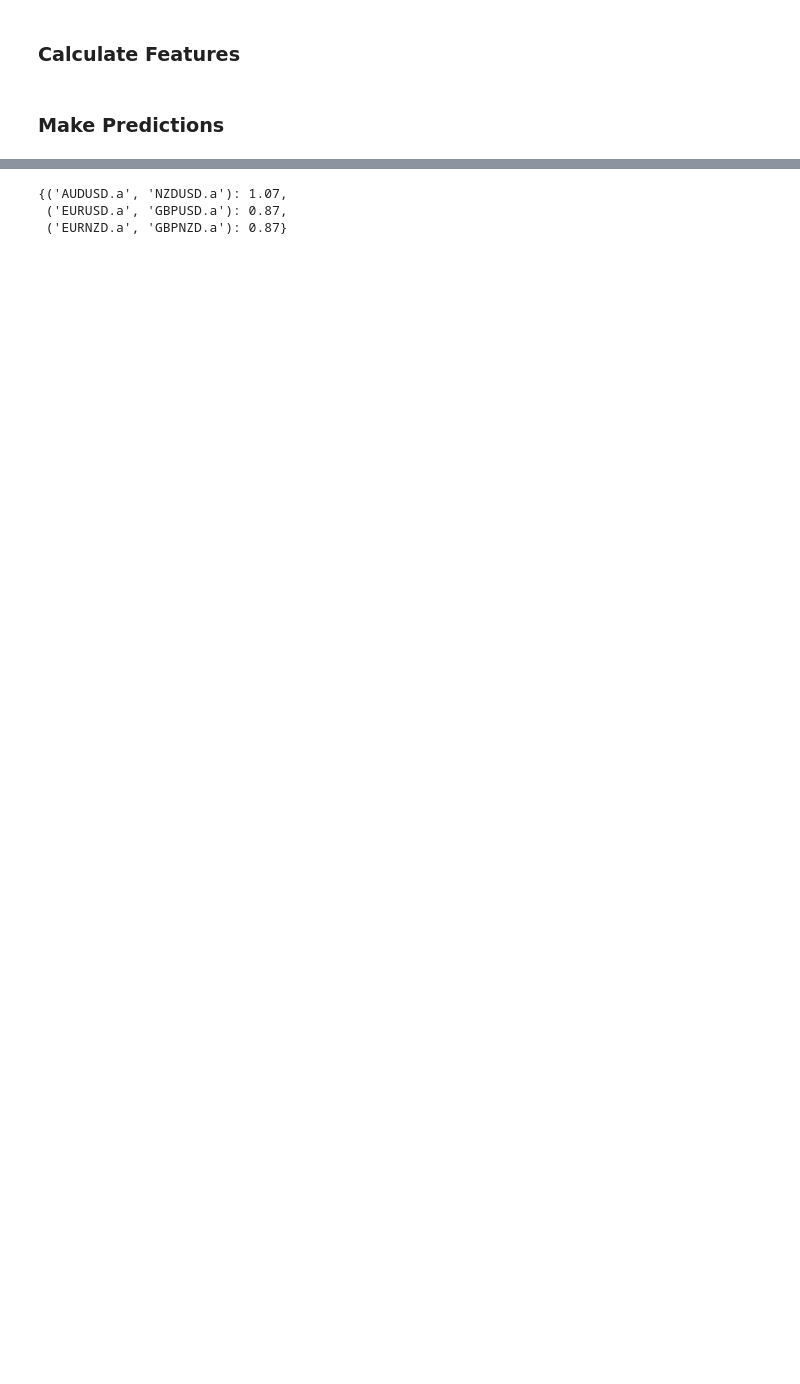
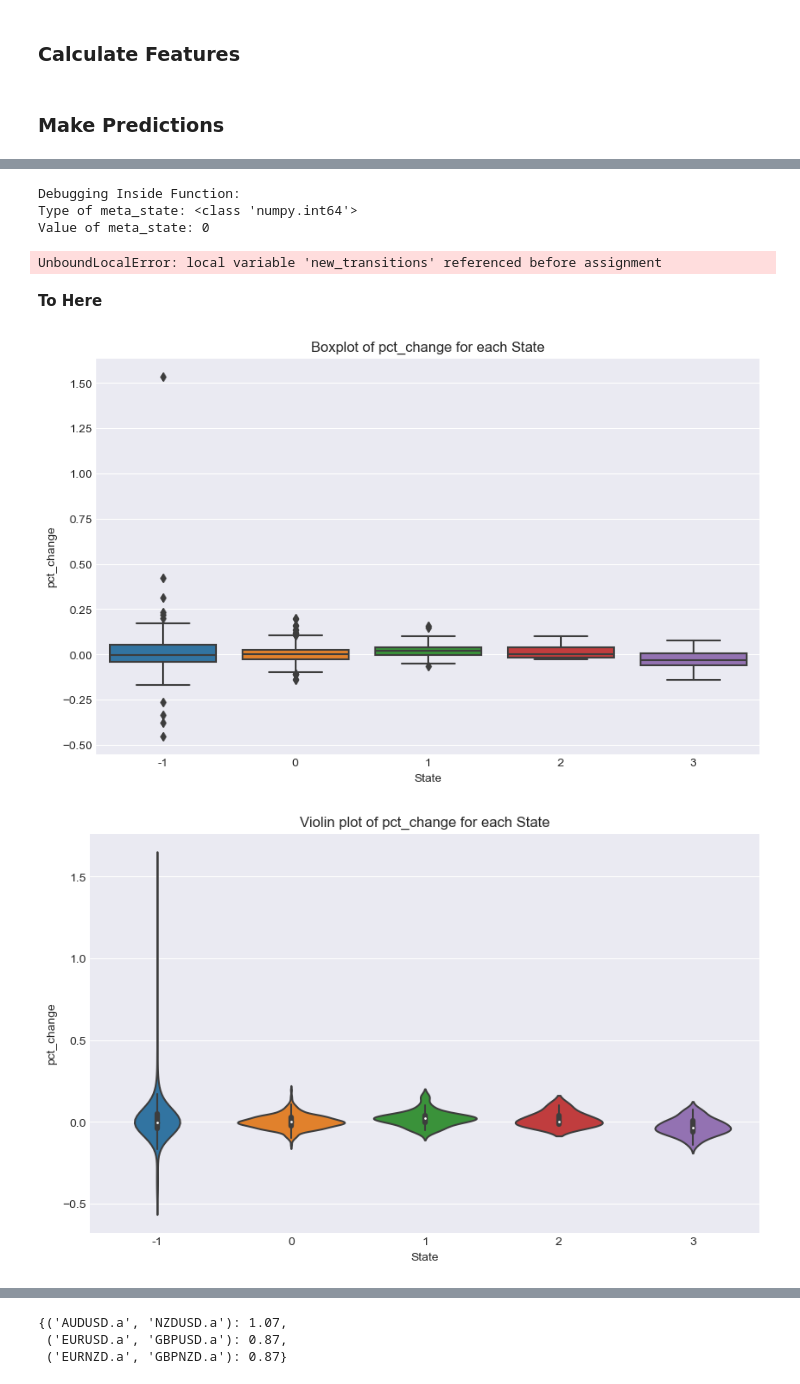
Before and after one commit to aliquid-novi/Strategies, a Jupyter notebook: lets get it/T1.ipynb, the cells around one changed output, grey strips where cells are left out. Drawn from its saved outputs; the diff is of its cells as text; code cells hidden in the pictures; blank space fills up the shorter version.

```diff
--- a/lets get it/T1.ipynb
+++ b/lets get it/T1.ipynb
@@ -256,0 +660,6 @@ Signal: Sell EURNZD.a, Buy GBPNZD.a
+# %%
+t1 = pd.DataFrame(head_features['AUDUSD.a', 'NZDUSD.a']['close'].values, states_dict['AUDUSD.a', 'NZDUSD.a']['states']).reset_index()
+t1.columns = ['State', 'Price']
+t1['pct_change'] = t1['Price'].pct_change()
+t1['RSI'] = ta.rsi(t1['Price'], length=14)
+t1
@@ -256,0 +1223,24 @@ Signal: Sell EURNZD.a, Buy GBPNZD.a
+# %%
+from sklearn.preprocessing import StandardScaler
+from hmmlearn import hmm
+scaler = StandardScaler()
+
+for pair, df in most_common_states_dfs.items():
+    df = df.dropna()
+    scaled_data = scaler.fit_transform(df[['Price', 'pct_change', 'RSI']])
+    n_components = 6  # Number of sub-states
+    model = hmm.GaussianHMM(n_components=n_components, covariance_type="full", n_iter=100)
+    model.fit(scaled_data)
+    sub_states = model.predict(scaled_data)
+    # print(sub_states)
+    # Update original transition matrix
+    meta_state = most_common_states[pair]  # The most common state for this pair
+    lin_markov_chain.substate_update_transition_matrix(lin_trans_matrix[pair], pair, sub_states, meta_state)
+
+# Create a new probability matrix
+real_new_prob_matrix = lin_markov_chain.substate_create_new_probability_matrix(lin_trans_matrix)
+# %% [output]
+Debugging Inside Function:
+Type of meta_state: <class 'numpy.int64'>
+Value of meta_state: 0
+UnboundLocalError: local variable 'new_transitions' referenced before assignment
@@ -256,0 +1249,2 @@ Signal: Sell EURNZD.a, Buy GBPNZD.a
+# %% [markdown]
+**To Here**
@@ -257,2 +1271,23 @@ Signal: Sell EURNZD.a, Buy GBPNZD.a
+# %%
+import seaborn as sns
+import matplotlib.pyplot as plt
+
+# Create your dataframe
+# df = ...
+
+# Boxplot
+plt.figure(figsize=(10, 6))
+sns.boxplot(x='State', y='pct_change', data=t1)
+plt.title("Boxplot of pct_change for each State")
+plt.show()
+
+# Violin plot
+plt.figure(figsize=(10, 6))
+sns.violinplot(x='State', y='pct_change', data=t1)
+plt.title("Violin plot of pct_change for each State")
+plt.show()
+# %% [output]
+[figure, added]
+[figure, added]
 # %% [markdown]
 ### Send Orders
```
Also changed, not shown: parts of 77 cells of this notebook, 14 other files.
